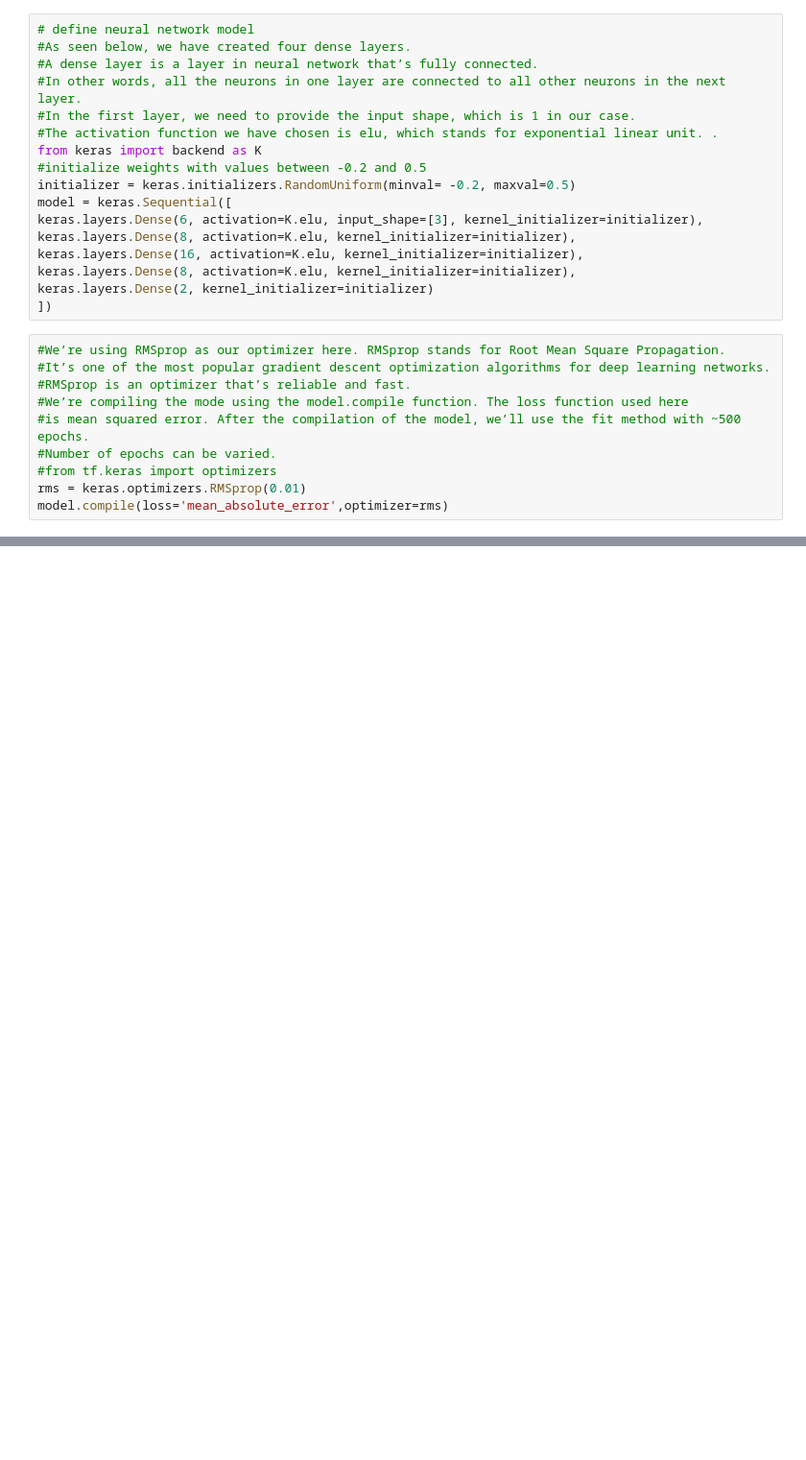
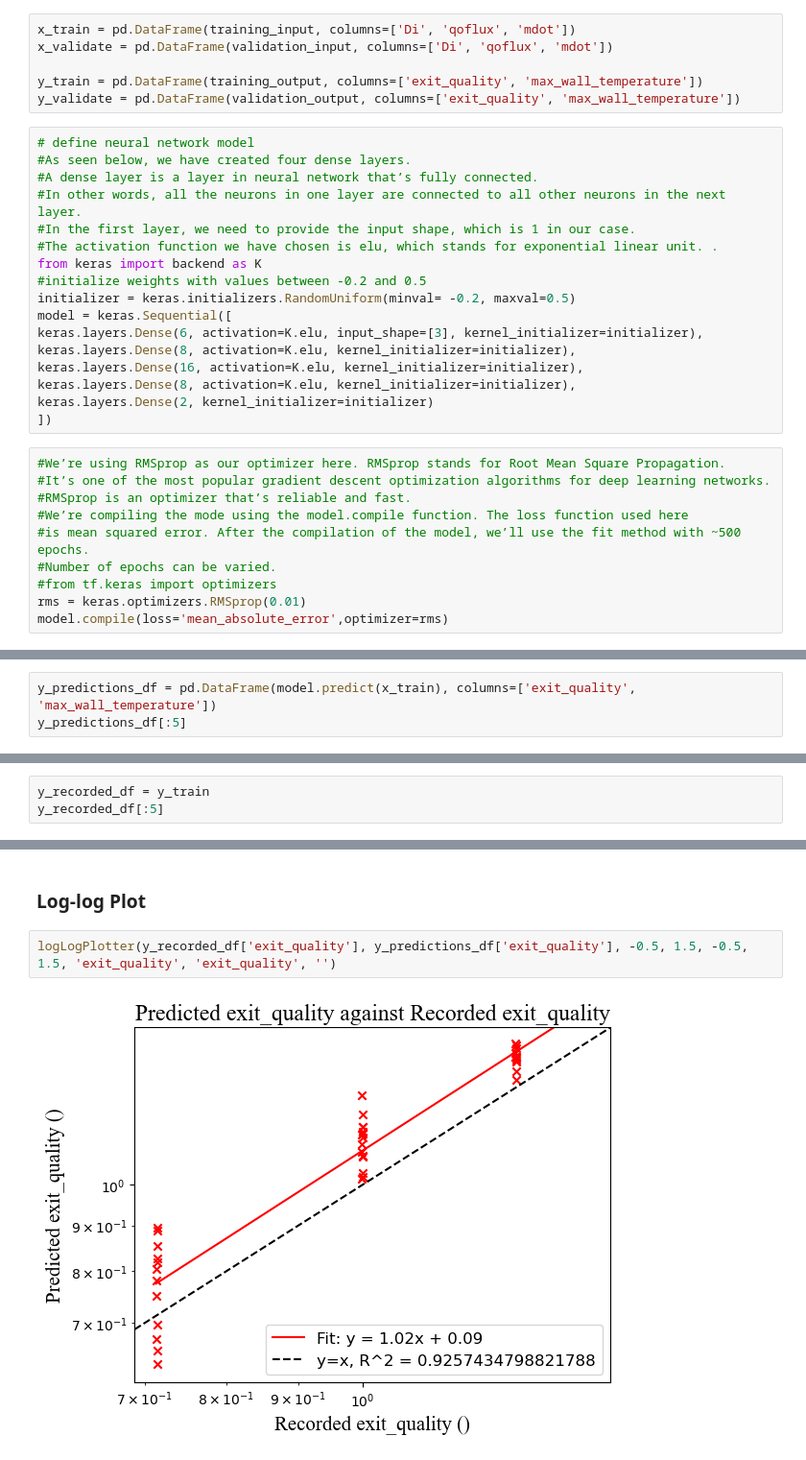
Before and after one commit to shawnkchan/ME249_P4, a Jupyter notebook: Project 4-Task 1.1.ipynb, the cells around one changed output, grey strips where cells are left out. Shown: that part at 96% size. Drawn from its saved outputs; the diff is of its cells as text; blank space fills up the shorter version.

```diff
--- a/Project 4-Task 1.1.ipynb
+++ b/Project 4-Task 1.1.ipynb
@@ -209,3 +302,9 @@ yarray=training_output
+# %%
+x_train = pd.DataFrame(training_input, columns=['Di', 'qoflux', 'mdot'])
+x_validate = pd.DataFrame(validation_input, columns=['Di', 'qoflux', 'mdot'])
+
+y_train = pd.DataFrame(training_output, columns=['exit_quality', 'max_wall_temperature'])
+y_validate = pd.DataFrame(validation_output, columns=['exit_quality', 'max_wall_temperature'])
 # %%
 # define neural network model
 #As seen below, we have created four dense layers.
@@ -289,0 +391,3 @@ recon_model = keras.models.load_model("best_model")
+# %%
+y_predictions_df = pd.DataFrame(model.predict(x_train), columns=['exit_quality', 'max_wall_temperature'])
+y_predictions_df[:5]
@@ -289,0 +401,3 @@ recon_model = keras.models.load_model("best_model")
+# %%
+y_recorded_df = y_train
+y_recorded_df[:5]
@@ -289,0 +420,6 @@ recon_model = keras.models.load_model("best_model")
+# %% [markdown]
+### Log-log Plot
+# %%
+logLogPlotter(y_recorded_df['exit_quality'], y_predictions_df['exit_quality'], -0.5, 1.5, -0.5, 1.5, 'exit_quality', 'exit_quality', '')
+# %% [output]
+[figure, added]
```
Also changed, not shown: parts of 29 cells of this notebook, 4 other files.
